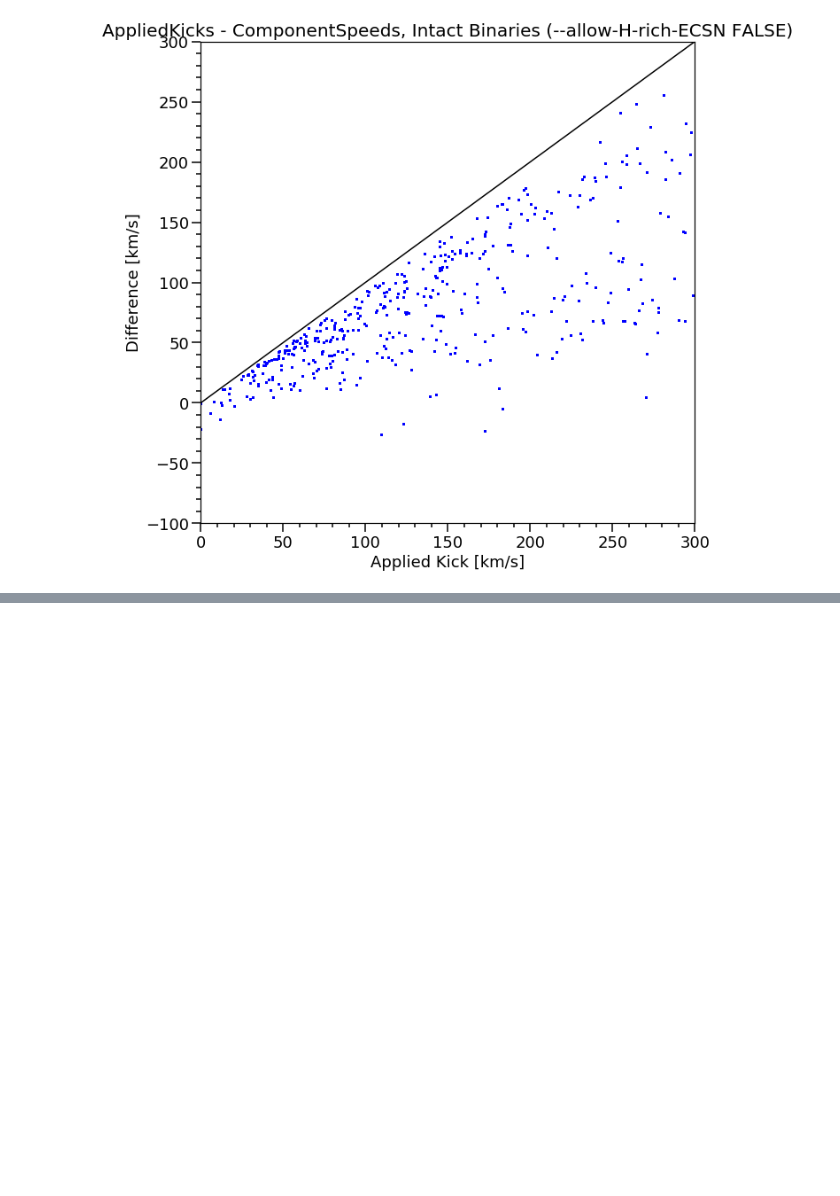
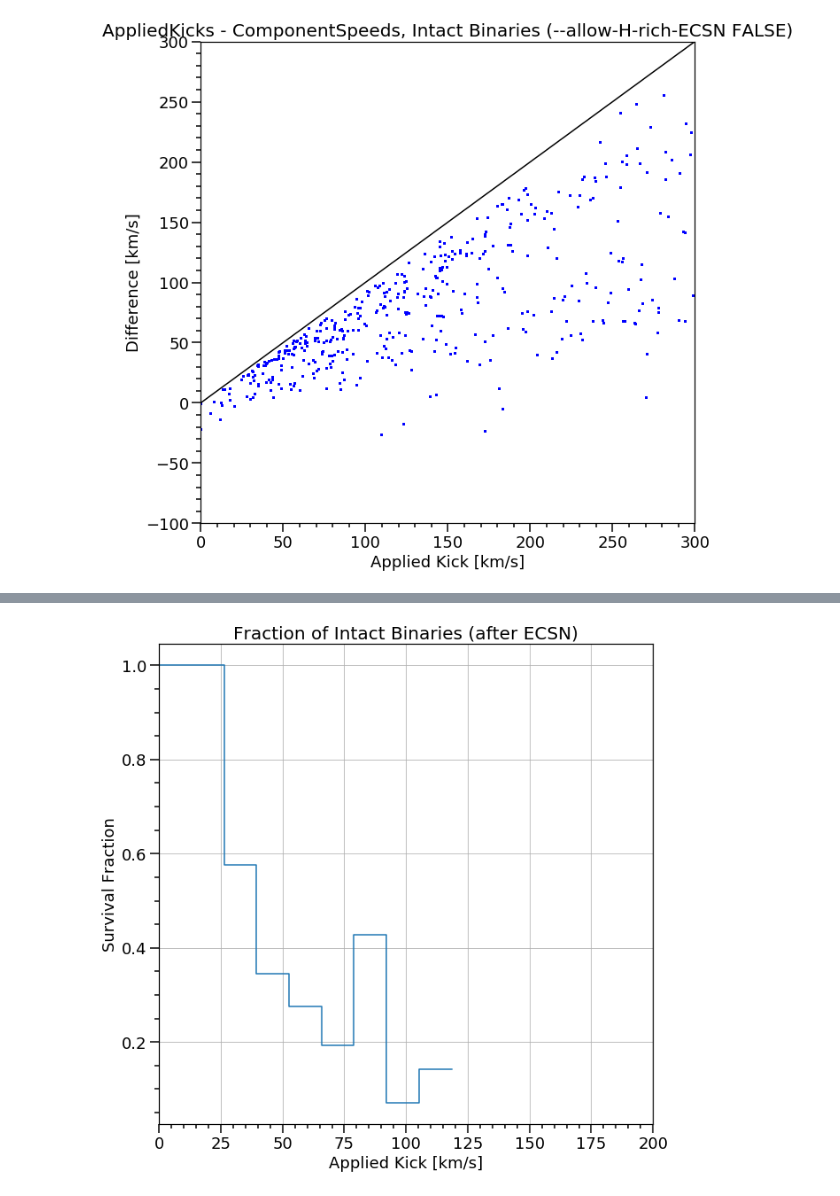
Before and after one commit to veome22/supernova_remnant_prescription, a Jupyter notebook: FRONTERA_kick_dist_plots_compas_BSE.ipynb, the cells around one changed output, grey strips where cells are left out. Drawn from its saved outputs; the diff is of its cells as text; code cells hidden in the pictures; blank space fills up the shorter version.

```diff
--- a/FRONTERA_kick_dist_plots_compas_BSE.ipynb
+++ b/FRONTERA_kick_dist_plots_compas_BSE.ipynb
@@ -717,6 +726,13 @@ APPLIED_KICKS_ALLSN_UNBOUND_ECSN_FALSE = KICK_DATA_ECSN[((SN_STELLAR_TYPE_ECSN =
 APPLIED_KICKS_ALLSN_BOUND_ECSN_FALSE = KICK_DATA_ECSN[((SN_STELLAR_TYPE_ECSN ==13)) * (UNBOUND_ECSN == 0) * (MT_DONOR_MASK)]
 APPLIED_KICKS_ALLSN_ECSN_FALSE = KICK_DATA_ECSN[((SN_STELLAR_TYPE_ECSN ==13)) * (MT_DONOR_MASK)]
 
+APPLIED_KICKS_ECSN_BOUND_ECSN_FALSE = KICK_DATA_ECSN[((SN_STELLAR_TYPE_ECSN ==13)) * (SN_TYPE_ECSN==2) * (UNBOUND_ECSN == 0) * (MT_DONOR_MASK)]
+APPLIED_KICKS_ECSN_ECSN_FALSE = KICK_DATA_ECSN[((SN_STELLAR_TYPE_ECSN ==13) * (SN_TYPE_ECSN==2) * (MT_DONOR_MASK))]
+
+APPLIED_KICKS_CCSN_BOUND_ECSN_FALSE = KICK_DATA_ECSN[((SN_STELLAR_TYPE_ECSN ==13)) * (SN_TYPE_ECSN==1) * (UNBOUND_ECSN == 0) * (MT_DONOR_MASK)]
+APPLIED_KICKS_CCSN_ECSN_FALSE = KICK_DATA_ECSN[((SN_STELLAR_TYPE_ECSN ==13) * (SN_TYPE_ECSN==1) * (MT_DONOR_MASK))]
+
+
 CP_SPEEDS_ALLSN_UNBOUND_ECSN_FALSE = COMPONENT_SPEEDS_ECSN[((SN_STELLAR_TYPE_ECSN ==13)) * (UNBOUND_ECSN == 1) * (MT_DONOR_MASK)]
 CP_SPEEDS_ALLSN_BOUND_ECSN_FALSE = COMPONENT_SPEEDS_ECSN[((SN_STELLAR_TYPE_ECSN ==13)) * (UNBOUND_ECSN == 0) * (MT_DONOR_MASK)]
 CP_SPEEDS_ALLSN_ECSN_FALSE = COMPONENT_SPEEDS_ECSN[((SN_STELLAR_TYPE_ECSN ==13)) * (MT_DONOR_MASK)]
@@ -812,3 +828,25 @@ plt.show()
+# %%
+f, ax= plt.subplots(1, 1,  figsize=(10,10))
+
+bins = np.linspace(0, 250, 20)
+
+survived, bins = np.histogram(APPLIED_KICKS_ECSN_BOUND_ECSN_FALSE, bins=bins)
+total, bins = np.histogram(APPLIED_KICKS_ECSN_ECSN_FALSE, bins=bins)
+
+plt.step(bins[:-1], survived/total, where='post')
+
+
+plt.xlim(0,200)
+
+layoutAxes(ax=ax, nameX='Applied Kick [km/s]',\
+       nameY='Survival Fraction')
+
+plt.title("Fraction of Intact Binaries (after ECSN)", fontsize=20)
+
+plt.grid()
+plt.show()
+# %% [output]
+[figure, added]
 # %%
 f, ax= plt.subplots(1, 1,  figsize=(10,10))
 
```
Also changed, not shown: parts of 12 cells of this notebook, 1 other file.
